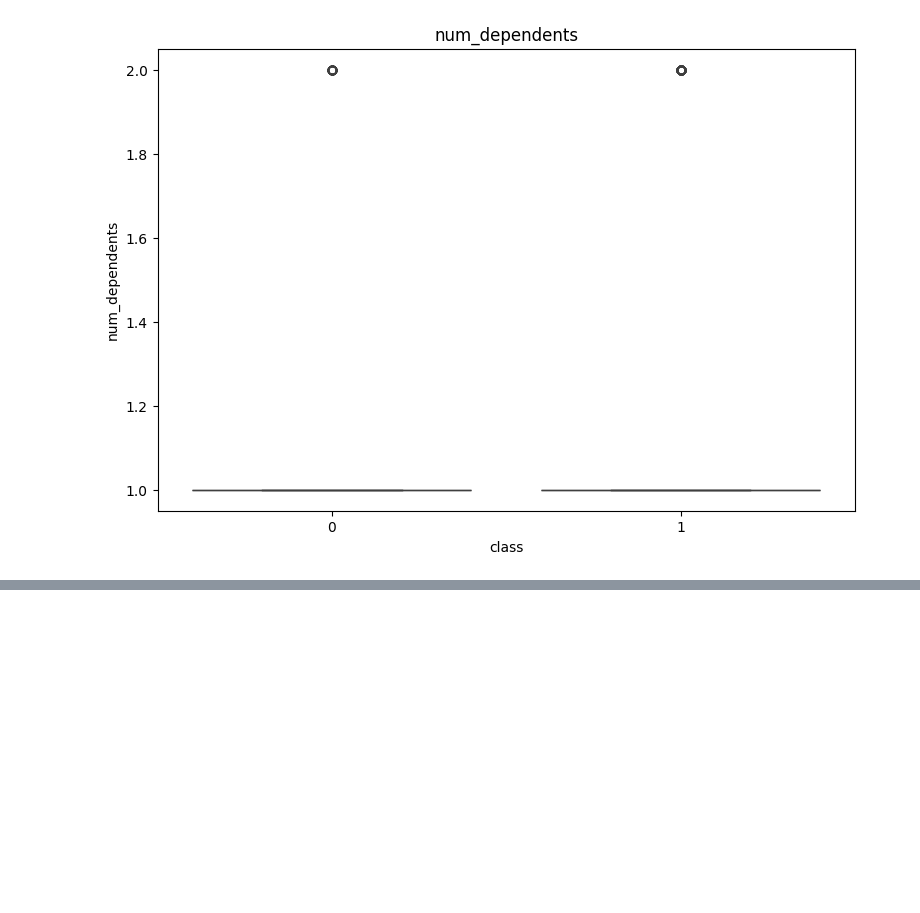
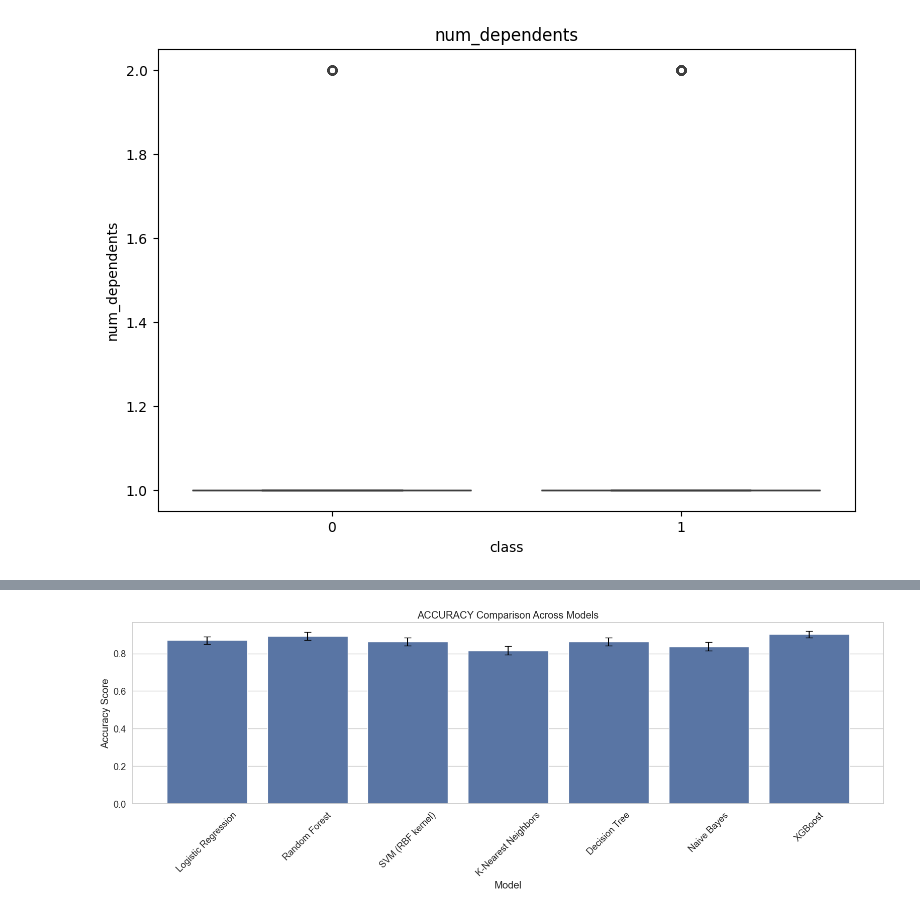
Before and after one commit to gabrielpalves/data-algorithms-science-engineering, a Jupyter notebook: Task 03 - Credit/main.ipynb, the cells around one changed output, grey strips where cells are left out. Cells and saved outputs as stored; diff of their text form; code cells hidden in the pictures; blank space fills up the shorter version.

```diff
--- a/Task 03 - Credit/main.ipynb
+++ b/Task 03 - Credit/main.ipynb
@@ -446,0 +548,91 @@ array([1., 2.])
+# %%
+import numpy as np
+import pandas as pd
+import matplotlib.pyplot as plt
+import seaborn as sns
+
+from sklearn.model_selection import train_test_split
+from sklearn.metrics import (
+    accuracy_score, precision_score, recall_score,
+    f1_score, roc_auc_score
+)
+
+from sklearn.linear_model import LogisticRegression
+from sklearn.ensemble import RandomForestClassifier
+from sklearn.svm import SVC
+from sklearn.neighbors import KNeighborsClassifier
+from sklearn.tree import DecisionTreeClassifier
+from sklearn.naive_bayes import GaussianNB
+
+from xgboost import XGBClassifier
+
+from sklearn.datasets import make_classification
+
+# Simulated classification data (replace with real dataset)
+X, y = make_classification(n_samples=1000, n_features=20, n_classes=2, random_state=42)
+
+# Define models
+models = {
+    'Logistic Regression': LogisticRegression(max_iter=1000),
+    'Random Forest': RandomForestClassifier(n_estimators=100, random_state=42),
+    'SVM (RBF kernel)': SVC(probability=True),
+    'K-Nearest Neighbors': KNeighborsClassifier(n_neighbors=5),
+    'Decision Tree': DecisionTreeClassifier(random_state=42),
+    'Naive Bayes': GaussianNB(),
+    'XGBoost': XGBClassifier(use_label_encoder=False, eval_metric='logloss', verbosity=0),
+}
+
+# Set up experiment
+N_RUNS = 50
+metrics = ['accuracy', 'precision', 'recall', 'f1', 'roc_auc']
+results = {model: {m: [] for m in metrics} for model in models}
+
+# Run experiments
+for i in range(N_RUNS):
+    X_train, X_test, y_train, y_test = train_test_split(
+        X, y, test_size=0.2, stratify=y, random_state=i
+    )
+    for name, model in models.items():
+        model.fit(X_train, y_train)
+        y_pred = model.predict(X_test)
+        y_prob = model.predict_proba(X_test)[:, 1] if hasattr(model, "predict_proba") else y_pred
+
+        results[name]['accuracy'].append(accuracy_score(y_test, y_pred))
+        results[name]['precision'].append(precision_score(y_test, y_pred))
+        results[name]['recall'].append(recall_score(y_test, y_pred))
+        results[name]['f1'].append(f1_score(y_test, y_pred))
+        results[name]['roc_auc'].append(roc_auc_score(y_test, y_prob))
+
+# Organize results into a DataFrame
+summary_data = []
+for model, scores in results.items():
+    for metric in metrics:
+        summary_data.append({
+            'Model': model,
+            'Metric': metric,
+            'Mean': np.mean(scores[metric]),
+            'Std': np.std(scores[metric])
+        })
+
+summary_df = pd.DataFrame(summary_data)
+
+# Plot each metric
+sns.set(style='whitegrid', font_scale=1.2)
+for metric in metrics:
+    plt.figure(figsize=(16, 6))
+    df_plot = summary_df[summary_df['Metric'] == metric]
+    sns.barplot(data=df_plot, x='Model', y='Mean', capsize=0.1)
+    plt.errorbar(
+        x=df_plot['Model'],  # Use index positions for x-coordinates
+        y=df_plot["Mean"],
+        yerr=df_plot["Std"],
+        fmt="none",  # No connecting line
+        color="black",  # Error bar color
+        capsize=5  # Caps on error bars
+    )
+    plt.title(f'{metric.upper()} Comparison Across Models')
+    plt.ylabel(f'{metric.capitalize()} Score')
+    plt.xticks(rotation=45)
+    plt.tight_layout()
+    plt.show()
+# %% [output]
@@ -446,0 +656 @@ array([1., 2.])
+[figure, added]
```
Also changed, not shown: parts of 10 cells of this notebook, 4 other files.
